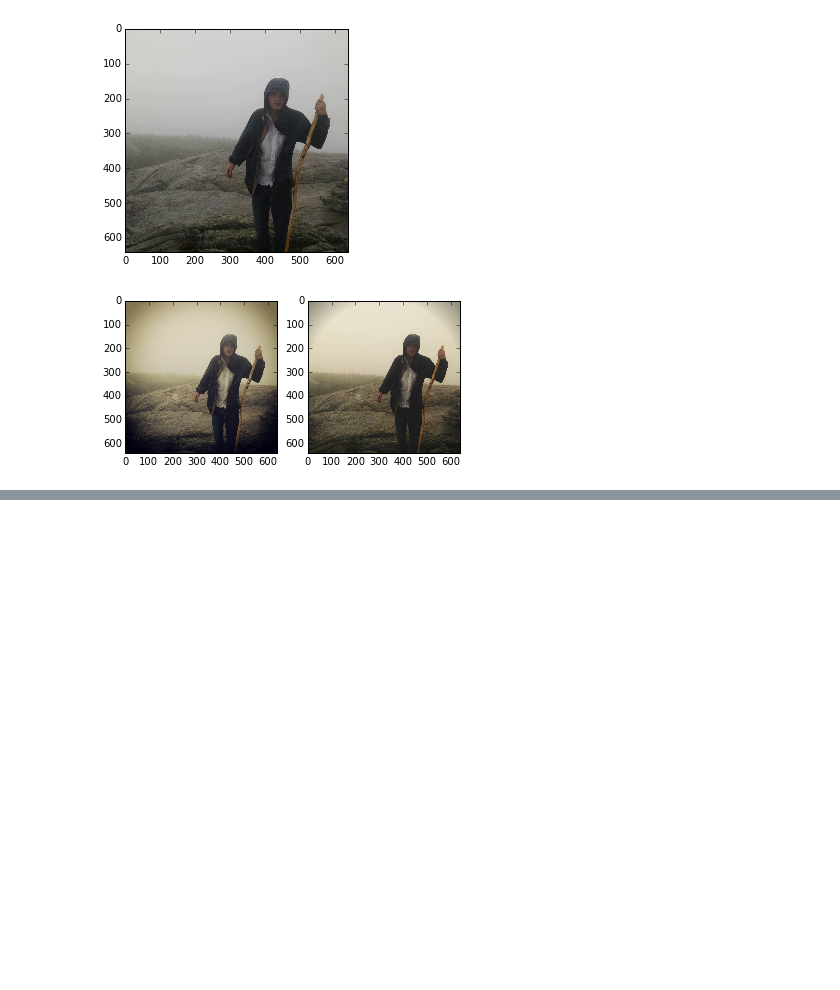
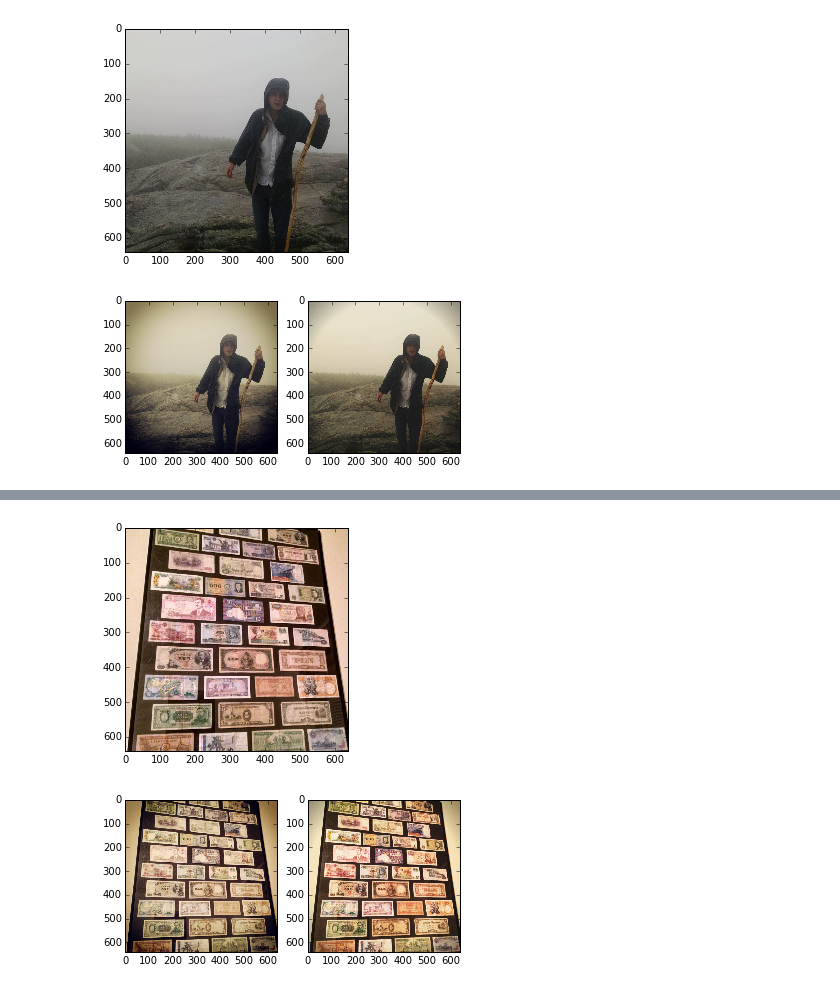
Before and after one commit to alexjohnson505/image-filter, a Jupyter notebook: image-filter.ipynb, the cells around one changed output, grey strips where cells are left out. Cells and saved outputs as stored; diff of their text form; code cells hidden in the pictures; blank space fills up the shorter version.

```diff
--- a/image-filter.ipynb
+++ b/image-filter.ipynb
@@ -245,0 +247,9 @@ compare(skyrim, skyrim_instagram);
+# %%
+# Original
+plt.imshow(money)
+
+# Compare: INSTAGRAM vs. CUSTOM FILTER
+compare(money_instagram, filter(money));
+# %% [output]
+[figure, added]
+[figure, added]
```
Also changed, not shown: parts of 3 cells of this notebook.
